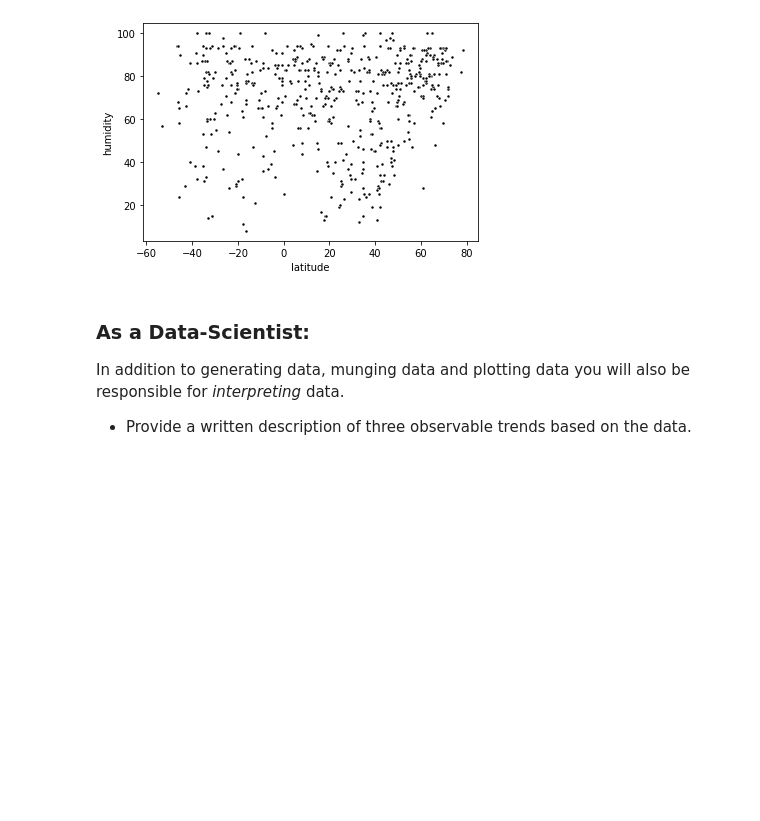
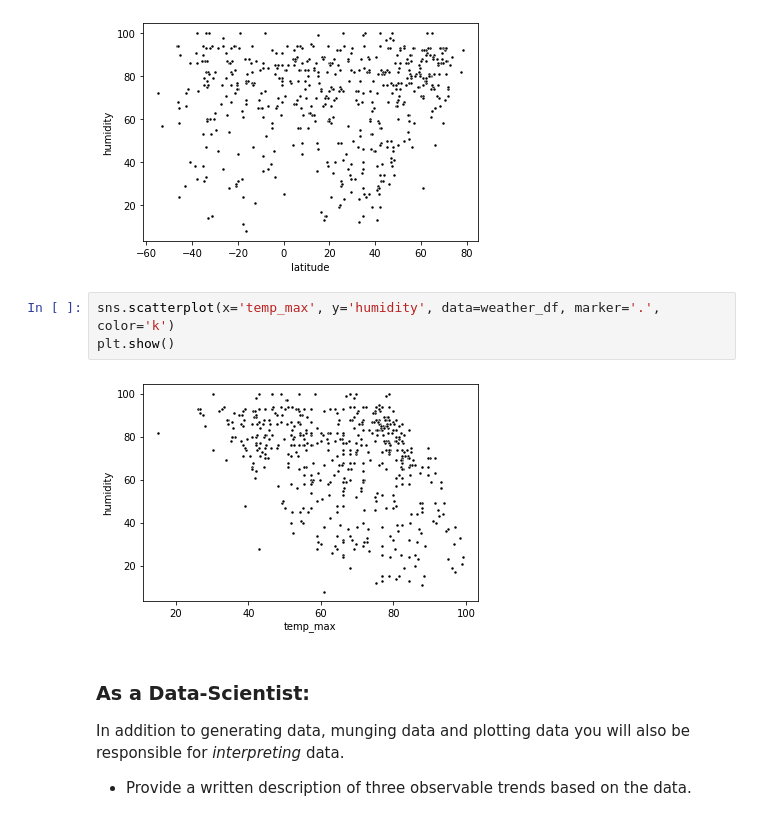
Before and after one commit to cmantooth/CGWeek05HW, a Jupyter notebook: WeatherPy_homework_starter.ipynb, the cells around one changed output. Cells and saved outputs as stored; diff of their text form; blank space fills up the shorter version.

Commit message:
update WeatherPy HW

```diff
--- a/WeatherPy_homework_starter.ipynb
+++ b/WeatherPy_homework_starter.ipynb
@@ -336,6 +336,11 @@ sns.scatterplot(x='latitude', y='humidity', data=weather_df, marker='.', color='
 plt.show()
 # %% [output]
 [figure]
+# %%
+sns.scatterplot(x='temp_max', y='humidity', data=weather_df, marker='.', color='k')
+plt.show()
+# %% [output]
+[figure, added]
 # %% [markdown]
 ### As a Data-Scientist:
 In addition to generating data, munging data and plotting data you will also be responsible for *interpreting* data.
```
